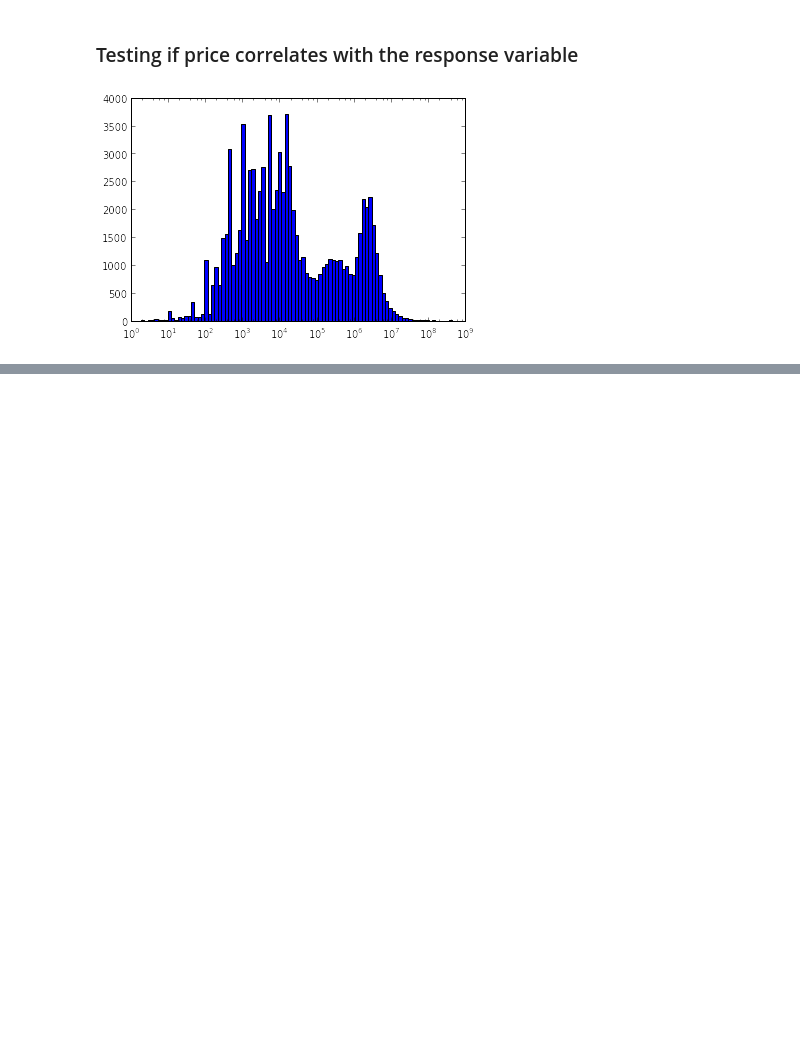
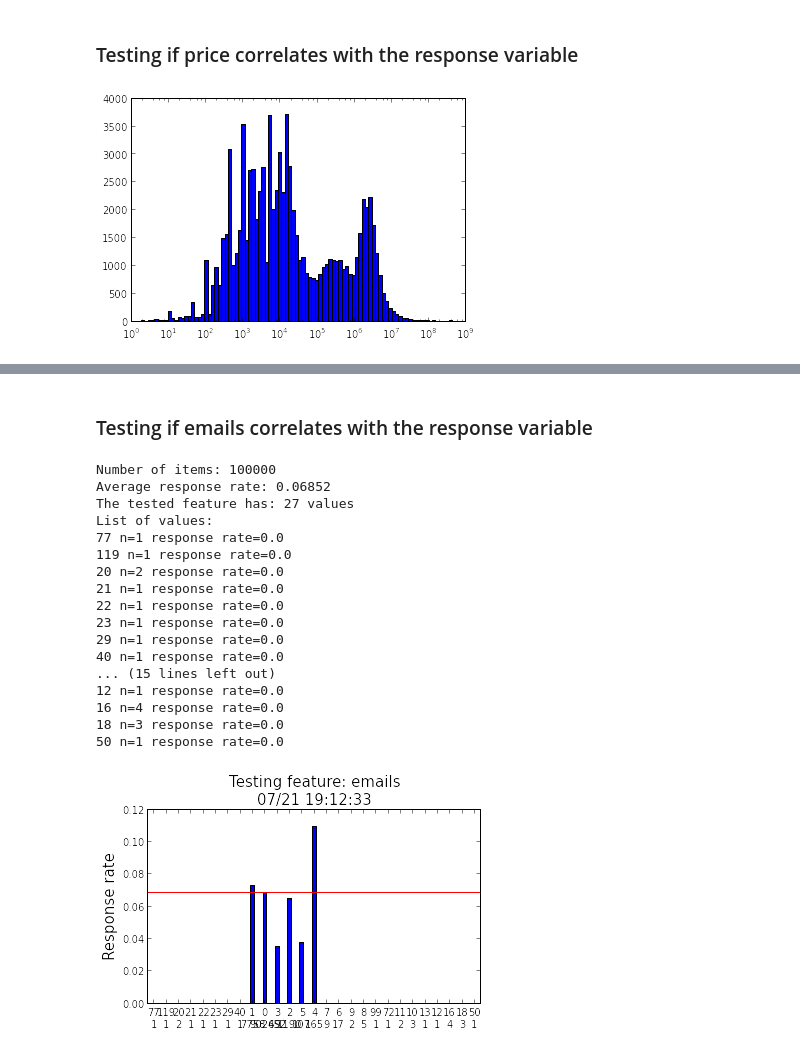
Before and after one commit to eyedvabny/CDIPS-WS-2014, a Jupyter notebook: FeatureEngineering/TestingFeature-DescriptionLength.ipynb, the cells around one changed output, grey strips where cells are left out. Drawn from its saved outputs; the diff is of its cells as text; code cells hidden in the pictures; blank space fills up the shorter version.

```diff
--- a/FeatureEngineering/TestingFeature-DescriptionLength.ipynb
+++ b/FeatureEngineering/TestingFeature-DescriptionLength.ipynb
@@ -103,0 +118,23 @@ The price range is insane: covers 9 order of magnitude. I will pool price values
+# %% [markdown]
+### Testing if emails correlates with the response variable
+# %%
+ft.categoricalFeatureTest(phones, response, featureName = "emails", writeFile=True)
+# %% [output]
+Number of items: 100000
+Average response rate: 0.06852
+The tested feature has: 27 values
+List of values:
+77 n=1 response rate=0.0
+119 n=1 response rate=0.0
+20 n=2 response rate=0.0
+21 n=1 response rate=0.0
+22 n=1 response rate=0.0
+23 n=1 response rate=0.0
+29 n=1 response rate=0.0
+40 n=1 response rate=0.0
+... (15 lines left out)
+12 n=1 response rate=0.0
+16 n=4 response rate=0.0
+18 n=3 response rate=0.0
+50 n=1 response rate=0.0
+[figure, added]
```
Also changed, not shown: parts of 3 cells of this notebook.
